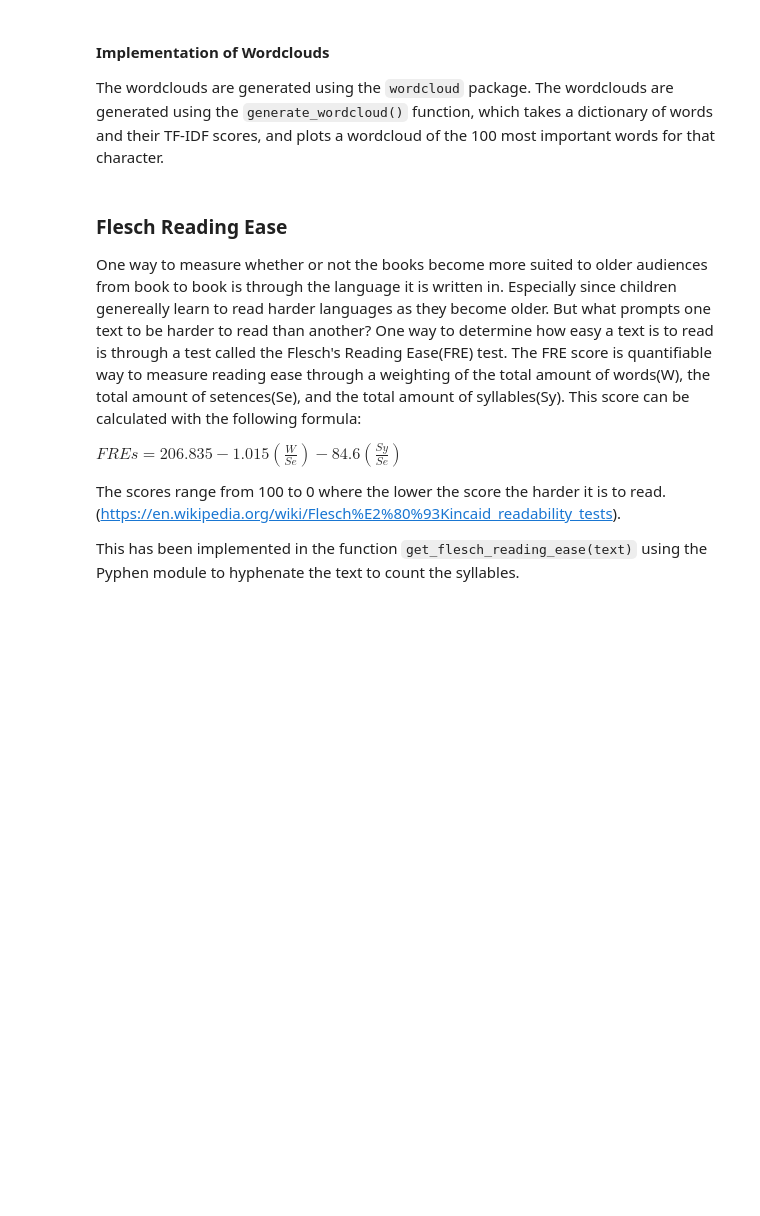
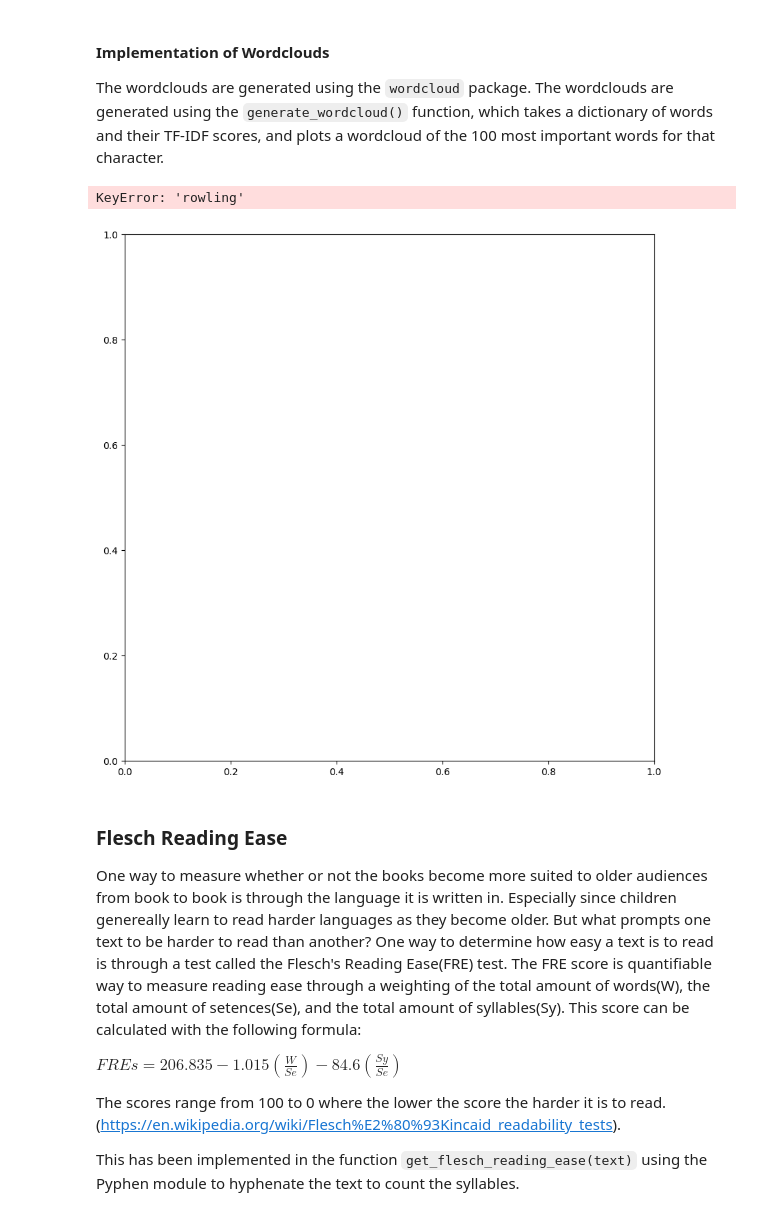
Before and after one commit to Magnus-Harder/CSS_Project, a Jupyter notebook: explainer_notebook.ipynb, the cells around one changed output. Cells and saved outputs as stored; diff of their text form; code cells hidden in the pictures; blank space fills up the shorter version.

Commit message:
Wordclouds

```diff
--- a/explainer_notebook.ipynb
+++ b/explainer_notebook.ipynb
@@ -1260,11 +1274,11 @@ def plot_wordcloud(characters_to_get: list = [], position: list = [1,1], mask: l
     plt.show()
 
 def plot_wordcloud_book(mask: list = None, colormap: list = ["OrRd"]):
-    fig, ax = plt.subplots(1, 7, figsize=(30,10), constrained_layout=True)
 
     for booknr in range(1,8):
+        fig, ax = plt.subplots(1, 1, figsize=(10,10))
         if mask is not None:
-            mask1 = np.array(Image.open(mask[i]))
+            mask1 = np.array(Image.open(mask[booknr]))
             mask1 = np.where(mask1==0, 255, mask1)
             wordcloud = WordCloud(background_color="white",
                                 mask=mask1,
@@ -1275,12 +1289,24 @@ def plot_wordcloud_book(mask: list = None, colormap: list = ["OrRd"]):
         else:
             wordcloud = WordCloud(background_color="white",
                                     colormap=colormap[0]
-                                    ).generate_from_frequencies(calc_tf_idf_book(position = booknr, cumulative = True))
+                                    ).generate_from_frequencies(calc_tf_idf(position = booknr, cumulative = True))
 
-        ax[booknr-1].imshow(wordcloud, interpolation='bilinear')
-        ax[booknr-1].set_title(f"Wordcloud for book {booknr}", fontsize=20)
-        ax[booknr-1].axis("off")
-    plt.show()
+        ax.imshow(wordcloud, interpolation='bilinear')
+        ax.set_title(f"Wordcloud for book {booknr}", fontsize=20)
+        ax.axis("off")
+        plt.show()
+# %%
+plot_wordcloud_book(mask = ['3.Text_files/Wordcloud_style/book1.png',
+                            '3.Text_files/Wordcloud_style/book2.png',
+                            '3.Text_files/Wordcloud_style/book3.png',
+                            '3.Text_files/Wordcloud_style/book4.png',
+                            '3.Text_files/Wordcloud_style/book5.png',
+                            '3.Text_files/Wordcloud_style/book6.png',
+                            '3.Text_files/Wordcloud_style/book7.png'],
+                    colormap = ["OrRd", "Greens", "ocean", "BuPu", "YlOrRd", "GnBu", "bone"])
+# %% [output]
+KeyError: 'rowling'
+[figure, added]
 # %% [markdown]
 ### Flesch Reading Ease
 One way to measure whether or not the books become more suited to older audiences from book to book is through the language it is written in. Especially since children genereally learn to read harder languages as they become older. But what prompts one text to be harder to read than another? One way to determine how easy a text is to read is through a test called the Flesch's Reading Ease(FRE) test. The FRE score is quantifiable way to measure reading ease through a weighting of the total amount of words(W), the total amount of setences(Se), and the total amount of syllables(Sy). This score can be calculated with the following formula:
```
Also changed, not shown: parts of 2 cells of this notebook, 20 other files.
